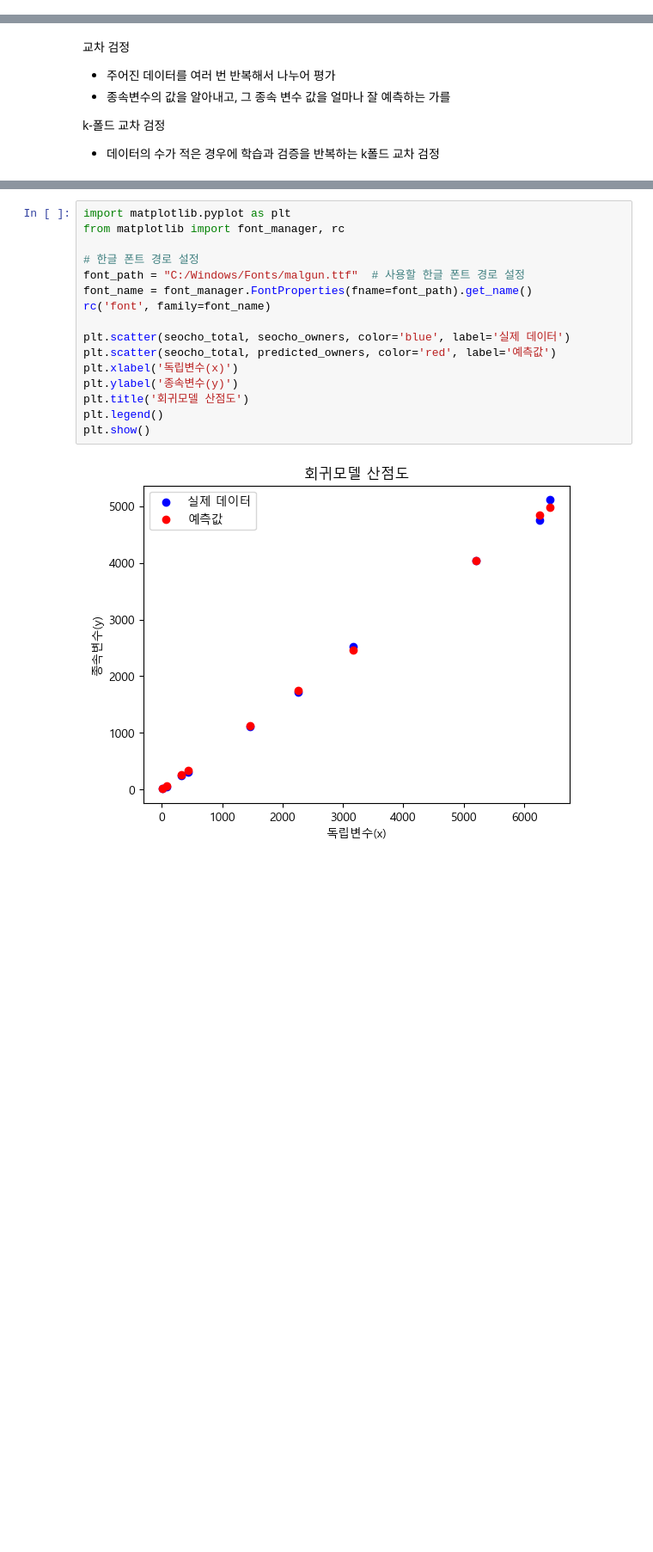
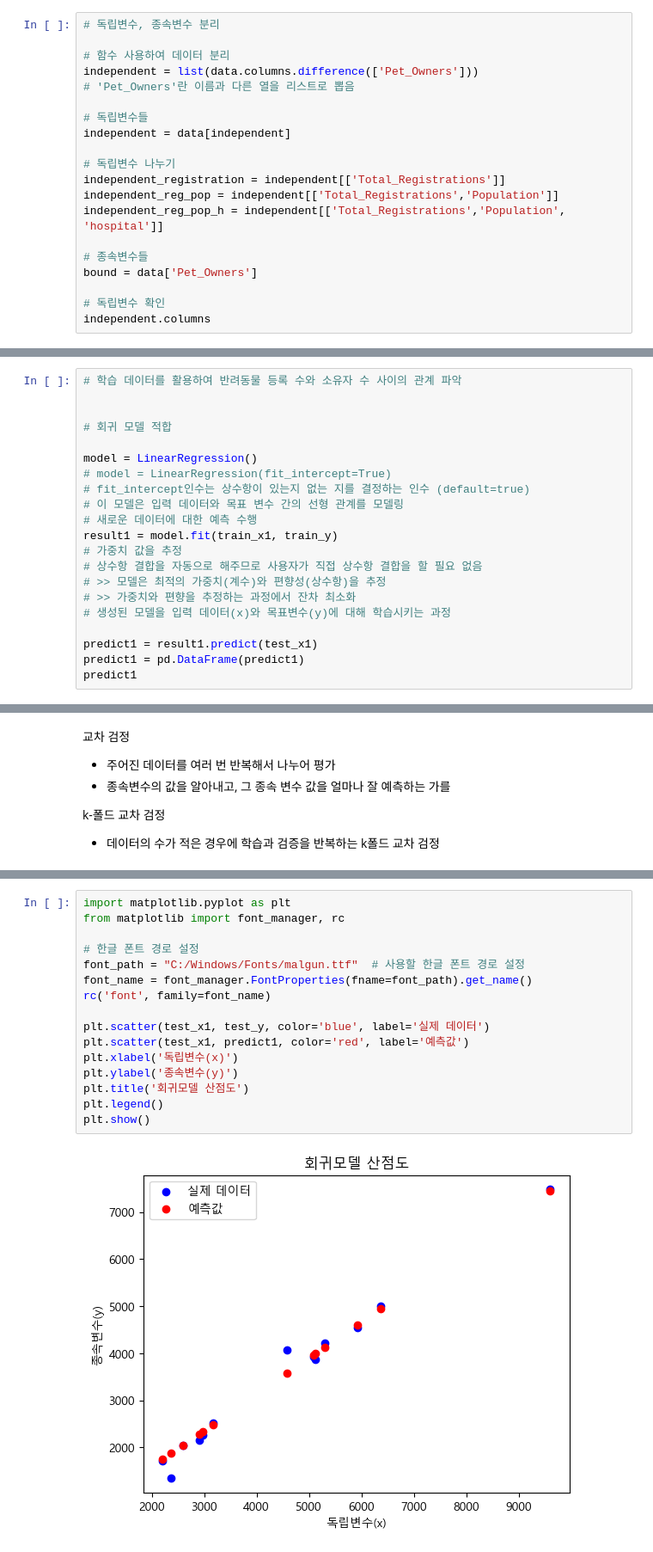
Before and after one commit to Kkimjiwoo/-Team_Project-, a Jupyter notebook: 결측치 처리/회귀분석_소유자수_추정.ipynb, the cells around one changed output, grey strips where cells are left out. Shown: that part at 86% size. Saved outputs shown, nothing was run; the diff lists cells and outputs as text; blank space fills up the shorter version.

```diff
--- a/결측치 처리/회귀분석_소유자수_추정.ipynb
+++ b/결측치 처리/회귀분석_소유자수_추정.ipynb
@@ -318,0 +52,20 @@ result = model.fit(x, y)
+# %%
+# 독립변수, 종속변수 분리
+
+# 함수 사용하여 데이터 분리
+independent = list(data.columns.difference(['Pet_Owners']))
+# 'Pet_Owners'란 이름과 다른 열을 리스트로 뽑음
+
+# 독립변수들
+independent = data[independent]
+
+# 독립변수 나누기
+independent_registration = independent[['Total_Registrations']]
+independent_reg_pop = independent[['Total_Registrations','Population']]
+independent_reg_pop_h = independent[['Total_Registrations','Population', 'hospital']]
+
+# 종속변수들
+bound = data['Pet_Owners']
+
+# 독립변수 확인
+independent.columns
@@ -318,0 +126,21 @@ result = model.fit(x, y)
+# %%
+# 학습 데이터를 활용하여 반려동물 등록 수와 소유자 수 사이의 관계 파악
+
+
+# 회귀 모델 적합
+
+model = LinearRegression()
+# model = LinearRegression(fit_intercept=True)
+# fit_intercept인수는 상수항이 있는지 없는 지를 결정하는 인수 (default=true)
+# 이 모델은 입력 데이터와 목표 변수 간의 선형 관계를 모델링
+# 새로운 데이터에 대한 예측 수행
+result1 = model.fit(train_x1, train_y)
+# 가중치 값을 추정
+# 상수항 결합을 자동으로 해주므로 사용자가 직접 상수항 결합을 할 필요 없음
+# >> 모델은 최적의 가중치(계수)와 편향성(상수항)을 추정
+# >> 가중치와 편향을 추정하는 과정에서 잔차 최소화
+# 생성된 모델을 입력 데이터(x)와 목표변수(y)에 대해 학습시키는 과정
+
+predict1 = result1.predict(test_x1)
+predict1 = pd.DataFrame(predict1)
+predict1
@@ -520,18 +404,18 @@ print(f"총 정확도: {total_accuracy:.1f}%")
 # %%
 import matplotlib.pyplot as plt
 from matplotlib import font_manager, rc
 
 # 한글 폰트 경로 설정
 font_path = "C:/Windows/Fonts/malgun.ttf"  # 사용할 한글 폰트 경로 설정
 font_name = font_manager.FontProperties(fname=font_path).get_name()
 rc('font', family=font_name)
 
-plt.scatter(seocho_total, seocho_owners, color='blue', label='실제 데이터')
-plt.scatter(seocho_total, predicted_owners, color='red', label='예측값')
+plt.scatter(test_x1, test_y, color='blue', label='실제 데이터')
+plt.scatter(test_x1, predict1, color='red', label='예측값')
 plt.xlabel('독립변수(x)')
 plt.ylabel('종속변수(y)')
 plt.title('회귀모델 산점도')
 plt.legend()
 plt.show()
 # %% [output]
-[figure, old version]
+[figure, new version]
```
Also changed, not shown: parts of 66 cells of this notebook, 1 other file.
